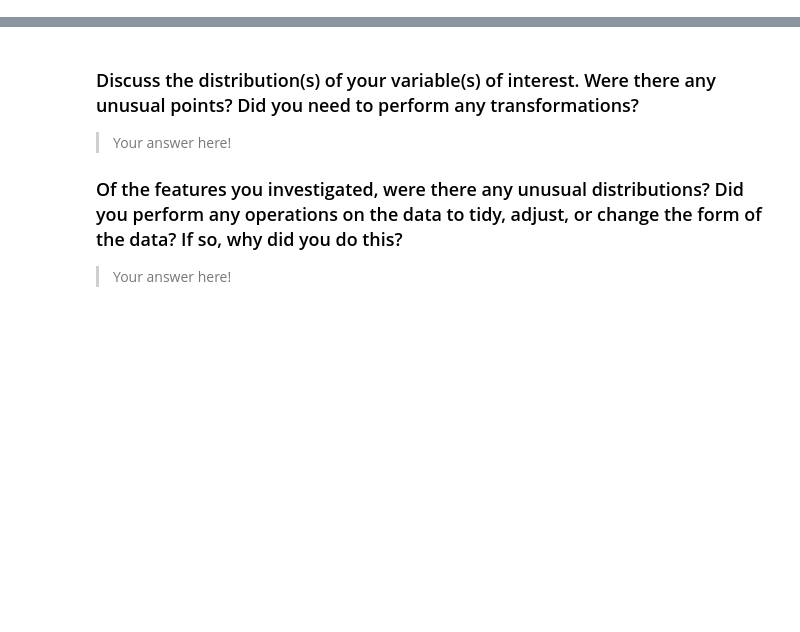
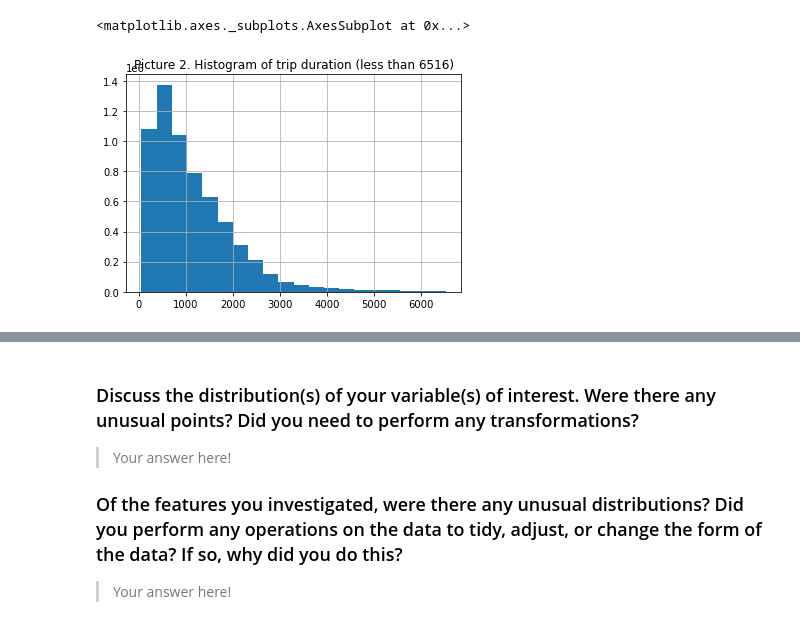
Before and after one commit to Aete/DAND_data_visualization, a Jupyter notebook: exploration_template.ipynb, the cells around one changed output, grey strips where cells are left out. Drawn from its saved outputs; the diff is of its cells as text; code cells hidden in the pictures; blank space fills up the shorter version.

```diff
--- a/exploration_template.ipynb
+++ b/exploration_template.ipynb
@@ -40,0 +131,6 @@ you plan on investigating next.
+# %%
+plt.title('Picture 2. Histogram of trip duration (less than 6516)')
+df_bike.loc[df_bike['tripduration']<6517]['tripduration'].hist(bins=20)
+# %% [output]
+<matplotlib.axes._subplots.AxesSubplot at 0x...>
+[figure, added]
```
Also changed, not shown: parts of 63 cells of this notebook, 1 other file.
